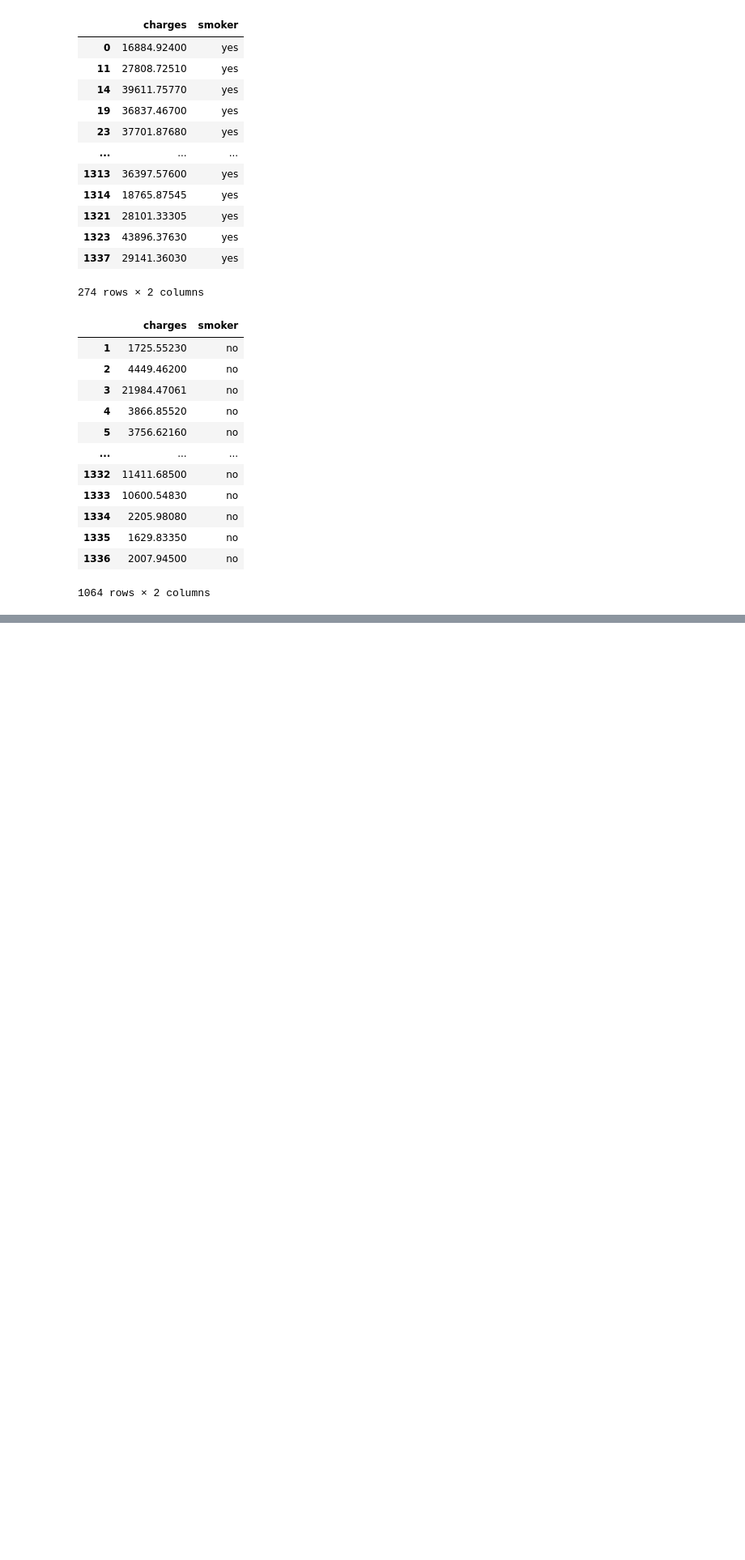
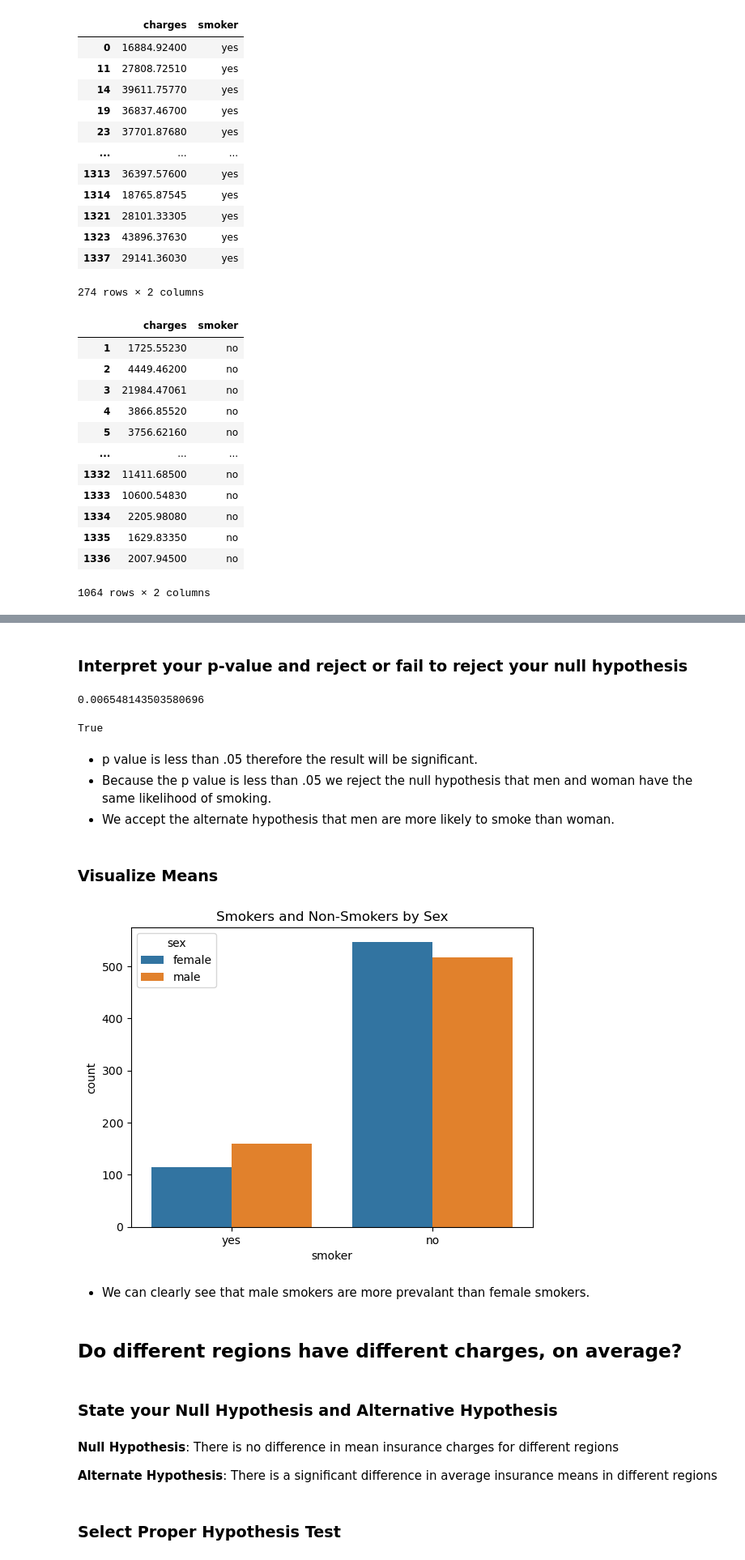
Before and after one commit to evany24/Hypothesis-Testing-with-Insurance-Data-Core, a Jupyter notebook: Hypothesis Testing Core.ipynb, the cells around one changed output, grey strips where cells are left out. Shown at 81% size. Drawn from its saved outputs; the diff is of its cells as text; code cells hidden in the pictures; blank space fills up the shorter version.

```diff
--- a/Hypothesis Testing Core.ipynb
+++ b/Hypothesis Testing Core.ipynb
@@ -102,0 +253,34 @@ ax.set_title("Smokers Charges (Values)");
+# %% [markdown]
+### Interpret your p-value and reject or fail to reject your null hypothesis
+# %%
+#print p and see if it is less than .05
+print(p)
+p <.05
+# %% [output]
+0.006548143503580696
+True
+# %% [markdown]
+- p value is less than .05 therefore the result will be significant.
+- Because the p value is less than .05 we reject the null hypothesis that men and woman have the same likelihood of smoking.
+- We accept the alternate hypothesis that men are more likely to smoke than woman.
+# %% [markdown]
+### Visualize Means
+# %%
+ax = sns.countplot(data=df, x='smoker', hue='sex')
+
+# Add title to the plot
+ax.set_title('Smokers and Non-Smokers by Sex');
+# %% [output]
+[figure, added]
+# %% [markdown]
+- We can clearly see that male smokers are more prevalant than female smokers.
+# %% [markdown]
+## Do different regions have different charges, on average?
+# %% [markdown]
+### State your Null Hypothesis and Alternative Hypothesis
+# %% [markdown]
+**Null Hypothesis**: There is no difference in mean insurance charges for different regions
+
+**Alternate Hypothesis**: There is a significant difference in average insurance means in different regions
+# %% [markdown]
+### Select Proper Hypothesis Test
```
Also changed, not shown: parts of 51 cells of this notebook.
